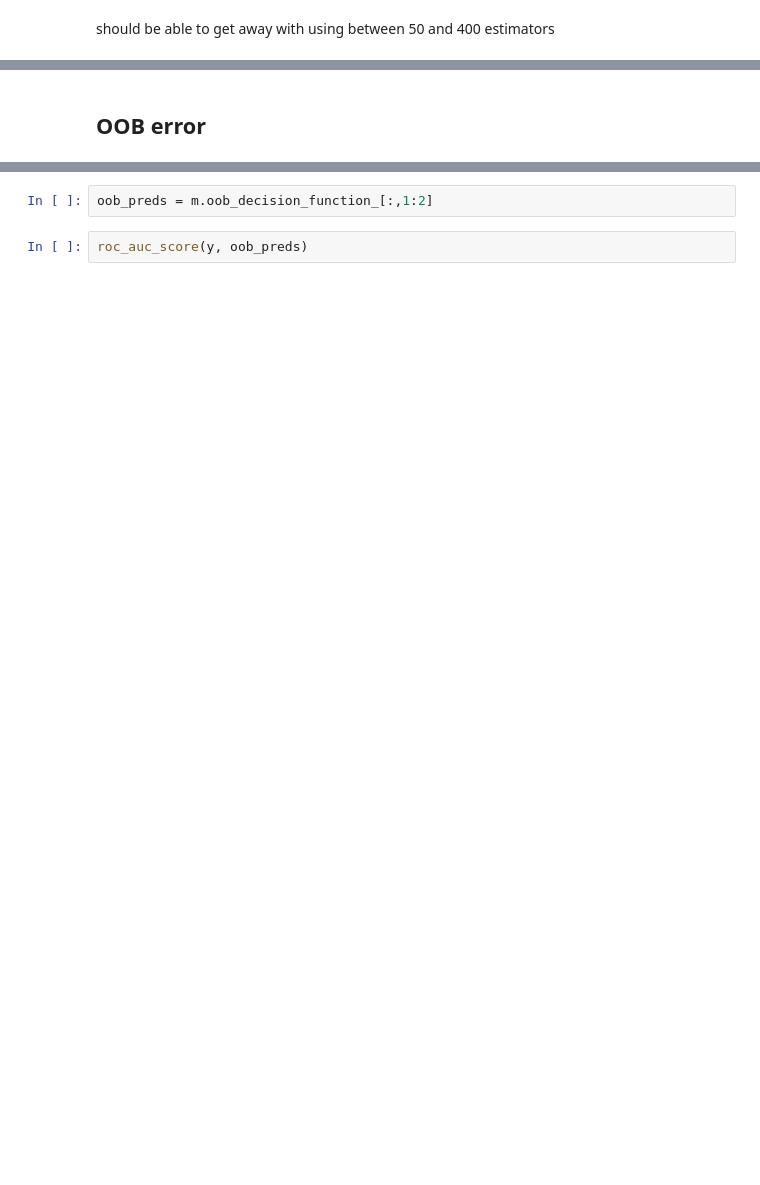
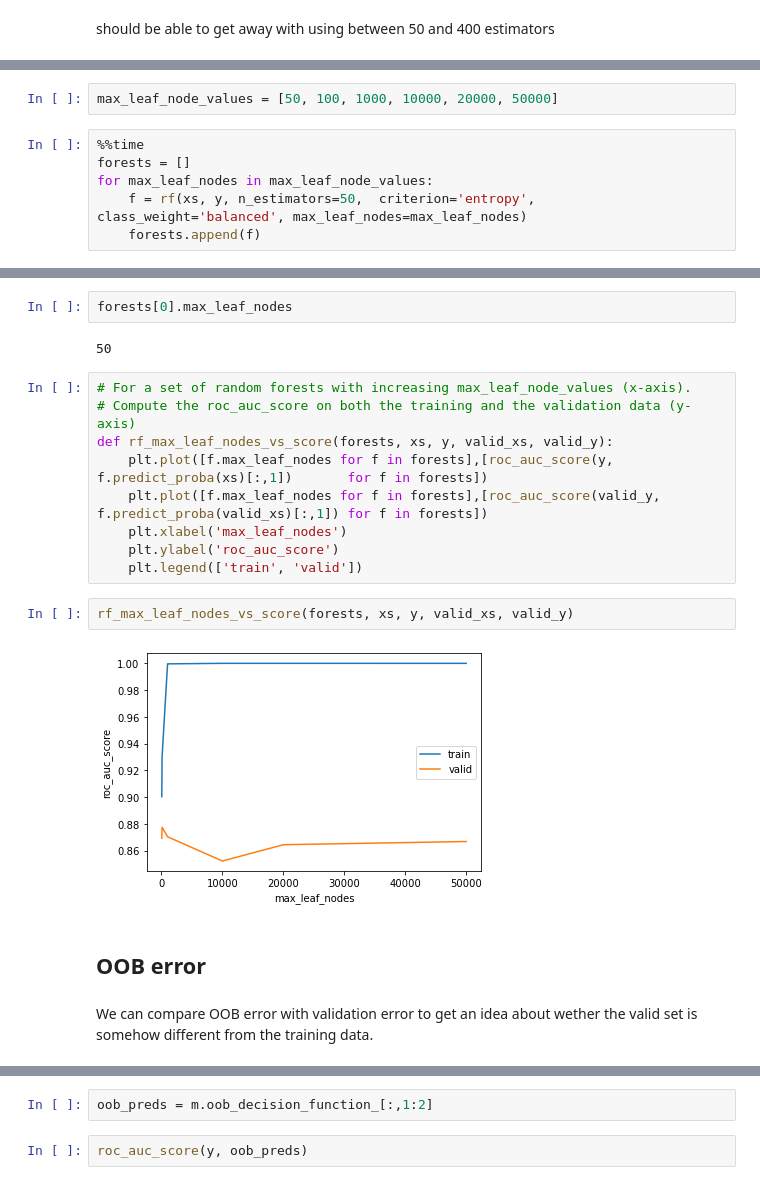
Before and after one commit to BoronII/fraud-detection-pytorch-scikit-fastai, a Jupyter notebook: 02_RF without feature engineering and with simplified data.ipynb, the cells around one changed output, grey strips where cells are left out. Drawn from its saved outputs; the diff is of its cells as text; blank space fills up the shorter version.

```diff
--- a/02_RF without feature engineering and with simplified data.ipynb
+++ b/02_RF without feature engineering and with simplified data.ipynb
@@ -376,0 +367,8 @@ Wall time: 1min 27s
+# %%
+max_leaf_node_values = [50, 100, 1000, 10000, 20000, 50000]
+# %%
+%%time
+forests = []
+for max_leaf_nodes in max_leaf_node_values:
+    f = rf(xs, y, n_estimators=50,  criterion='entropy', class_weight='balanced', max_leaf_nodes=max_leaf_nodes)
+    forests.append(f)
@@ -377,5 +378,24 @@ Wall time: 1min 27s
+# %%
+forests[0].max_leaf_nodes
+# %% [output]
+50
+# %%
+# For a set of random forests with increasing max_leaf_node_values (x-axis).
+# Compute the roc_auc_score on both the training and the validation data (y-axis)
+def rf_max_leaf_nodes_vs_score(forests, xs, y, valid_xs, valid_y):
+    plt.plot([f.max_leaf_nodes for f in forests],[roc_auc_score(y,       f.predict_proba(xs)[:,1])       for f in forests])
+    plt.plot([f.max_leaf_nodes for f in forests],[roc_auc_score(valid_y, f.predict_proba(valid_xs)[:,1]) for f in forests])
+    plt.xlabel('max_leaf_nodes')
+    plt.ylabel('roc_auc_score')
+    plt.legend(['train', 'valid'])
+# %%
+rf_max_leaf_nodes_vs_score(forests, xs, y, valid_xs, valid_y)
+# %% [output]
+[figure, added]
 # %% [markdown]
 ## OOB error
+# %% [markdown]
+We can compare OOB error with validation error to get an idea about wether the valid set is somehow different from the training data.
 # %%
 m.oob_decision_function_.shape
 # %% [output]
```
Also changed, not shown: parts of 42 cells of this notebook.
